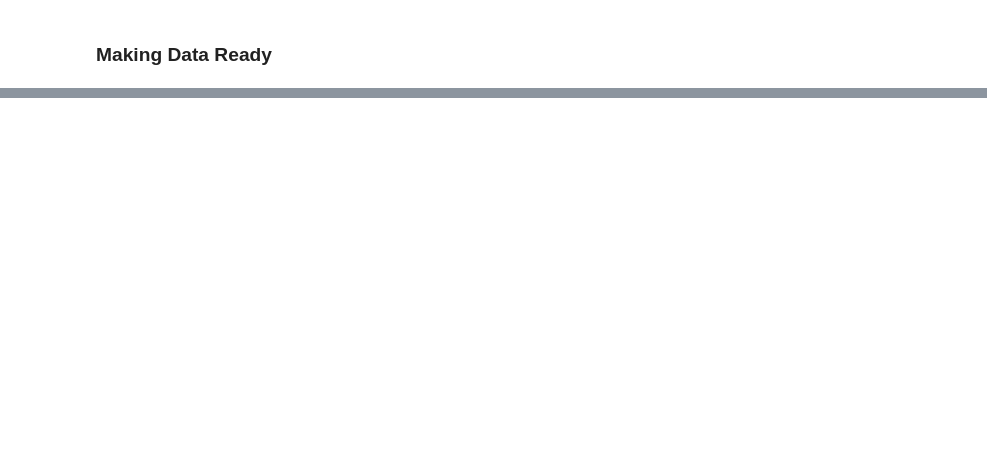
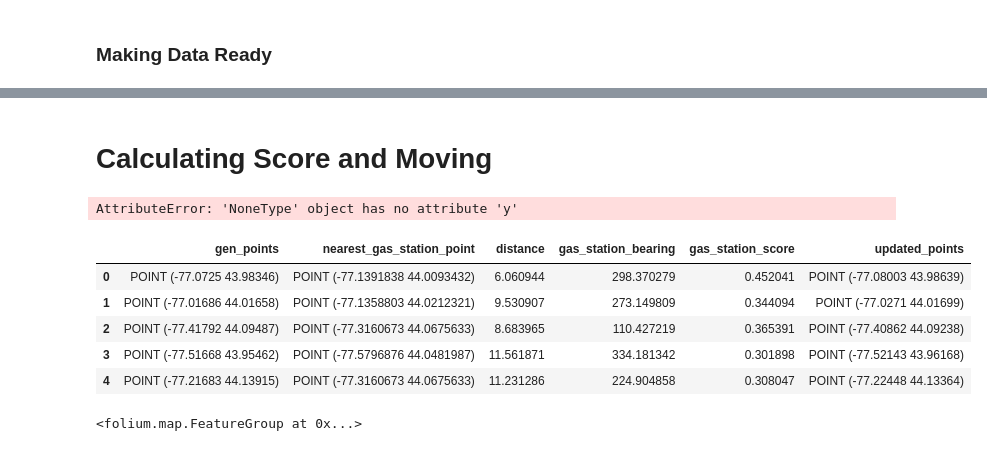
Before and after one commit to sheldonoronha/ev-charging-optimization, a Jupyter notebook: notebooks/04_vector_space_optimization.ipynb, the cells around one changed output, grey strips where cells are left out. Saved outputs shown, nothing was run; the diff lists cells and outputs as text; code cells hidden in the pictures; blank space fills up the shorter version.

Commit message:
Updated Code With Some Score calculation

```diff
--- a/notebooks/04_vector_space_optimization.ipynb
+++ b/notebooks/04_vector_space_optimization.ipynb
@@ -179,0 +290,19 @@ geometry_gdf_within = geometry_gdf[within_polygon]
+# %% [markdown]
+# Calculating Score and Moving
+# %%
+# Constant Variables
+ACCEPTEBLE_DISTANCE = 5
+FACTOR_STEP = 0.5
+GAS_STATION_WEIGHT = 0.5
+
+
+
+SCORE_GDF = copy.deepcopy(points_gdf)
+SCORE_GDF = SCORE_GDF.rename(columns={'geometry': 'gen_points'})
+
+pop_score_gdf = copy.deepcopy(points_gdf)
+gas_score_gdf = copy.deepcopy(points_gdf)
+
+
+gas_score_gdf = gas_score_gdf.rename(columns={'geometry': 'gen_points'})
+pop_score_gdf = pop_score_gdf.rename(columns={'geometry': 'gen_points'})
@@ -179,0 +377,57 @@ geometry_gdf_within = geometry_gdf[within_polygon]
+# %%
+def calculate_step_distance(step, factor_weight, factor_score, distance):
+    return step * factor_weight * factor_score * distance
+# calculate_step_distance(FACTOR_STEP, GAS_STATION_WEIGHT, SCORE_GDF['gas_station_score'], gas_score_gdf['distance'])
+# %%
+def move_point(lat, lon, bearing_degrees, step, factor_weight, factor_score, distance):
+    distance_step = calculate_step_distance(step, factor_weight, factor_score, distance)
+
+    R = 6371
+    bearing = np.radians(bearing_degrees)
+    lat1, lon1 = np.radians(lat), np.radians(lon)
+
+    lat2 = np.arcsin(np.sin(lat1) * np.cos(distance_step / R) +
+                     np.cos(lat1) * np.sin(distance_step / R) * np.cos(bearing))
+
+    lon2 = lon1 + np.arctan2(np.sin(bearing) * np.sin(distance_step / R) * np.cos(lat1),
+                             np.cos(distance_step / R) - np.sin(lat1) * np.sin(lat2))
+    point = Point(np.degrees(lon2), np.degrees(lat2))
+    return point
+# %%
+factor_proximity_score(gas_score_gdf.gen_points, gas_score_gdf, moving_points.gas_station, "gas_station", ACCEPTEBLE_DISTANCE)
+gas_score_gdf['updated_points'] = gas_score_gdf.apply(
+    lambda row: move_point(row.gen_points.y, row.gen_points.x, row.gas_station_bearing, FACTOR_STEP, GAS_STATION_WEIGHT, row['gas_station_score'], row['distance']),
+    axis=1
+)
+# %% [output]
+AttributeError: 'NoneType' object has no attribute 'y'
+# %%
+gas_score_gdf
+# %% [output]
+|  | gen_points | nearest_gas_station_point | distance | gas_station_bearing | gas_station_score | updated_points |
+| 0 | POINT (-77.0725 43.98346) | POINT (-77.1391838 44.0093432) | 6.060944 | 298.370279 | 0.452041 | POINT (-77.08003 43.98639) |
+| 1 | POINT (-77.01686 44.01658) | POINT (-77.1358803 44.0212321) | 9.530907 | 273.149809 | 0.344094 | POINT (-77.0271 44.01699) |
+| 2 | POINT (-77.41792 44.09487) | POINT (-77.3160673 44.0675633) | 8.683965 | 110.427219 | 0.365391 | POINT (-77.40862 44.09238) |
+| 3 | POINT (-77.51668 43.95462) | POINT (-77.5796876 44.0481987) | 11.561871 | 334.181342 | 0.301898 | POINT (-77.52143 43.96168) |
+| 4 | POINT (-77.21683 44.13915) | POINT (-77.3160673 44.0675633) | 11.231286 | 224.904858 | 0.308047 | POINT (-77.22448 44.13364) |
+# %%
+updated_gdf_gas = gpd.GeoDataFrame(gas_score_gdf[['updated_points']], geometry='updated_points', crs="EPSG:4326")
+
+updated_point_layer = folium.FeatureGroup(name="Singe_Iteration_Updated_point",
+                                     overlay=True, control=True, show = False)
+
+for idx, row in updated_gdf_gas.iterrows():
+    point = row.updated_points
+    folium.CircleMarker(
+        location=[point.y, point.x],  # (lat, lon)
+        radius=3,
+        color='green',
+        fill = True,
+        fill_color='green',
+        fill_opacity=0.7,
+        popup="Singe-Iteration Updated point"
+    ).add_to(updated_point_layer)
+
+updated_point_layer.add_to(m)
+# %% [output]
+<folium.map.FeatureGroup at 0x...>
```
Also changed, not shown: parts of 38 cells of this notebook.
